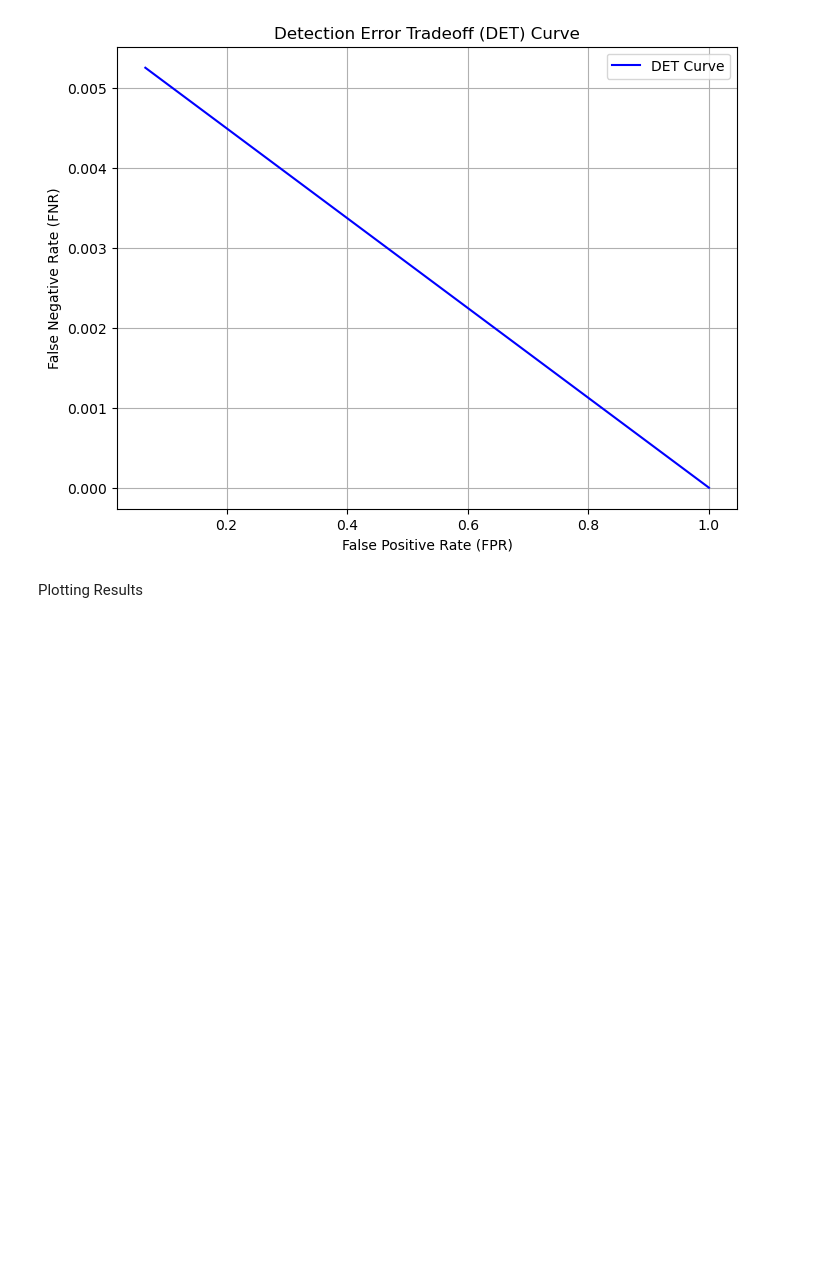
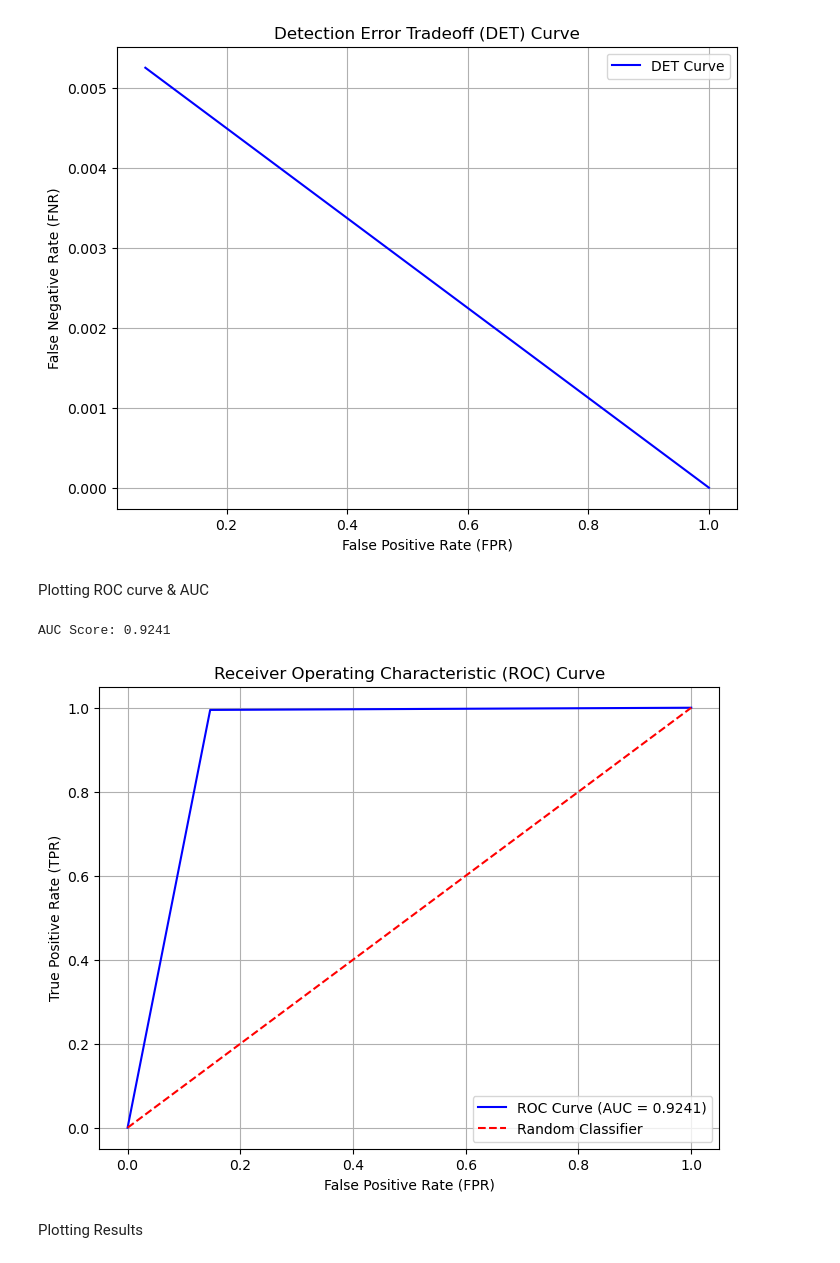
Before and after one commit to Varchasva-Raj-Saxena/Audio-Deepfake, a Jupyter notebook: main.ipynb, the cells around one changed output. Cells and saved outputs as stored; diff of their text form; code cells hidden in the pictures; blank space fills up the shorter version.

```diff
--- a/main.ipynb
+++ b/main.ipynb
@@ -245,6 +300,34 @@ plot_det_curve(y_val, y_pred)
 Equal Error Rate (EER): 0.0653
 EER Threshold: 1.0000
 [figure]
+# %% [markdown]
+Plotting ROC curve & AUC
+# %%
+from sklearn.metrics import roc_curve, roc_auc_score
+import matplotlib.pyplot as plt
+
+# Assuming y_test contains the true labels and y_pred contains the predicted probabilities
+# Ensure y_pred contains probabilities for the positive class (not binary predictions)
+
+# Calculate the ROC Curve
+fpr, tpr, thresholds = roc_curve(y_val, y_pred)
+
+# Calculate the AUC Score
+auc_score = roc_auc_score(y_val, y_pred)
+print(f"AUC Score: {auc_score:.4f}")
+
+# Plot the ROC Curve
+plt.figure(figsize=(8, 6))
+plt.plot(fpr, tpr, color='blue', label=f"ROC Curve (AUC = {auc_score:.4f})")
+plt.plot([0, 1], [0, 1], color='red', linestyle='--', label="Random Classifier")
+plt.title("Receiver Operating Characteristic (ROC) Curve")
+plt.xlabel("False Positive Rate (FPR)")
+plt.ylabel("True Positive Rate (TPR)")
+plt.legend()
+plt.grid(True)
+# %% [output]
+AUC Score: 0.9241
+[figure, added]
 # %% [markdown]
 Plotting Results
 # %% [markdown]
```
Also changed, not shown: parts of 10 cells of this notebook, 8 other files.
